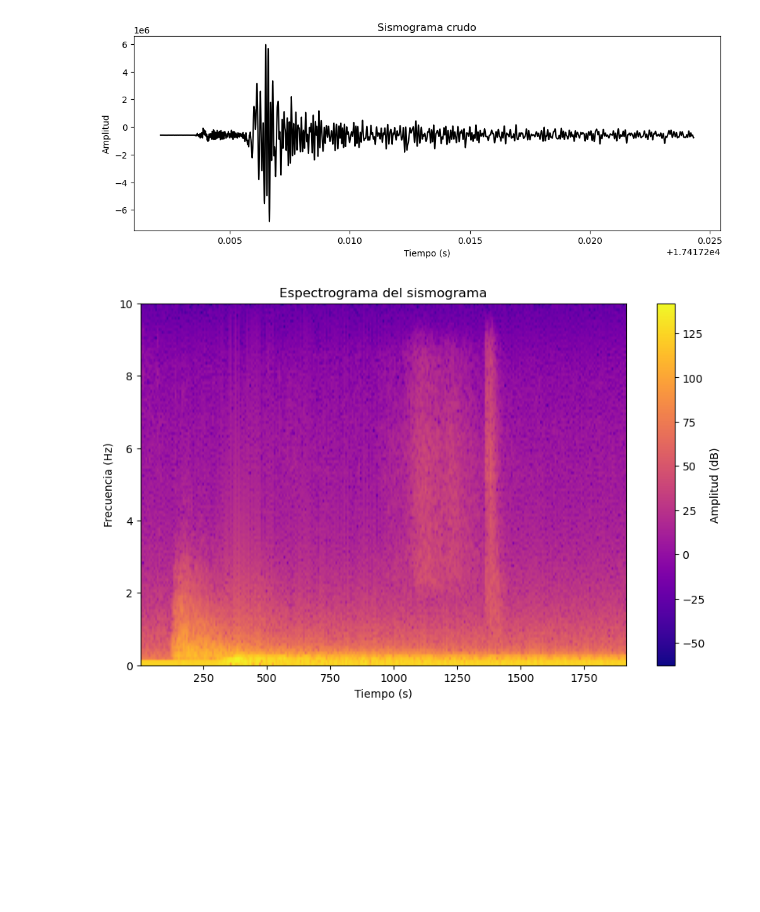
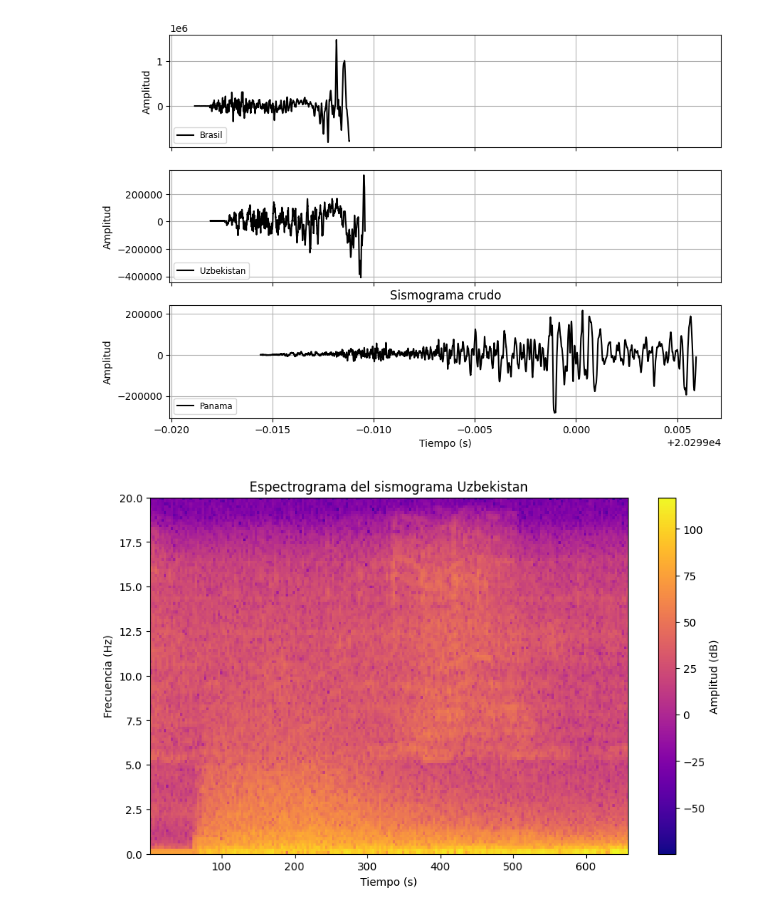
Before and after one commit to lsperezm/Sismologia_Sismica, a Jupyter notebook: SismologiaGIT/Actividad4/filtros.ipynb, the cells around one changed output. Cells and saved outputs as stored; diff of their text form; code cells hidden in the pictures; blank space fills up the shorter version.

```diff
--- a/SismologiaGIT/Actividad4/filtros.ipynb
+++ b/SismologiaGIT/Actividad4/filtros.ipynb
@@ -15,9 +15,10 @@ from obspy.signal.tf_misfit import plot_tfr
 # ---- Celda 2: Leer sismograma ----
 # Cambiar la ruta del archivo según el sismograma descargado
 # Ejemplo: "20250101.mseed" o cualquier archivo .sac / .mseed
-st = read("2017-09-08-mww81-near-coast-of-chiapas-mexico-1.miniseed")
-tr = st[0]  # Seleccionamos la primera traza si hay más
+st_30 = read('2025-07-29mww88off-east-coast-of-kamchatka-3.miniseed')
+st_99 = read("../Proyecto/2025-07-29mww88off-east-coast-of-kamchatka.miniseed") #Estación Panamá
+st_60= read('../Parcial1/2025-07-29-mww88off-east-coast-of-kamchatka.miniseed') # Estación Uzbekistan
 
-print(tr)
-tr.plot()  # Visualización rápida con obspy
+print(st_PET)
+st_130[0].plot()  # Visualización rápida con obspy
 # %% [output]
@@ -27,24 +31,32 @@ IU.PAYG.00.BH1 | 2017-09-08T04:51:02.019536Z - 2017-09-08T05:23:01.969536Z | 20.
 # %%
 
 # ---- Celda 3: Graficar el sismograma crudo ----
-plt.figure(figsize=(12,4))
-plt.plot(tr.times("matplotlib"), tr.data, color="black")
+fig, axs = plt.subplots(3, 1, sharex=True, figsize=(10, 7))  # 5 rows, 1 column
+
+axs[0].plot(st_30[0].times("matplotlib"), st_30[0].data, color="black",label='Brasil')
+axs[1].plot(st_60[0].times("matplotlib"), st_60[0].data, color="black",label='Uzbekistan')
+axs[2].plot(st_99[0].times("matplotlib")[:100000000000], st_99[0].data[:100000000000], color="black",label='Panama')
+
+for ax in axs:
+    ax.set_ylabel('Amplitud')
+    ax.legend(loc='lower left', fontsize='small')
+    ax.grid(True)
 plt.title("Sismograma crudo")
 plt.xlabel("Tiempo (s)")
 plt.ylabel("Amplitud")
 plt.show()
 # %% [output]
-[figure, old version]
+[figure, new version]
 # %%
 
 # ---- Celda 4: Espectrograma ----
 # Usamos matplotlib directamente para ver el contenido espectral
 plt.figure(figsize=(10,6))
-plt.specgram(tr.data, NFFT=256, Fs=tr.stats.sampling_rate, cmap="plasma")
-plt.title("Espectrograma del sismograma")
+plt.specgram(st_60[0].data, NFFT=256, Fs=st_60[0].stats.sampling_rate, cmap="plasma")
+plt.title("Espectrograma del sismograma Uzbekistan")
 plt.xlabel("Tiempo (s)")
 plt.ylabel("Frecuencia (Hz)")
 plt.colorbar(label="Amplitud (dB)")
 plt.show()
 # %% [output]
-[figure, old version]
+[figure, new version]
```
Also changed, not shown: parts of 10 cells of this notebook, 6 other files.
